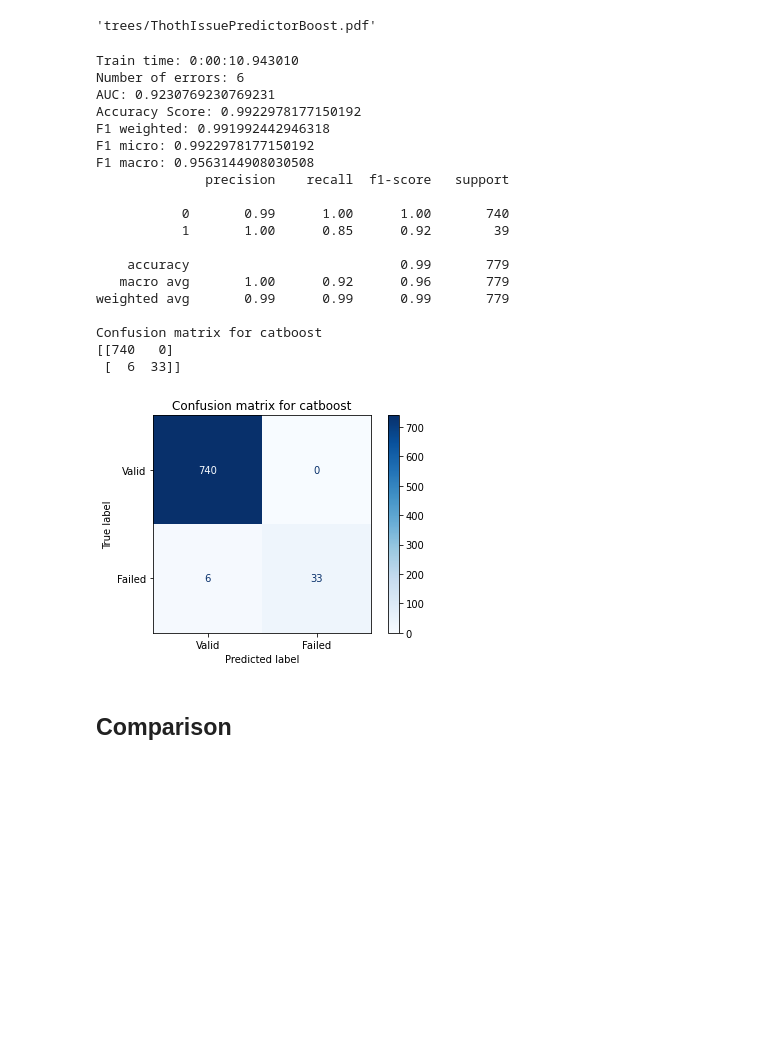
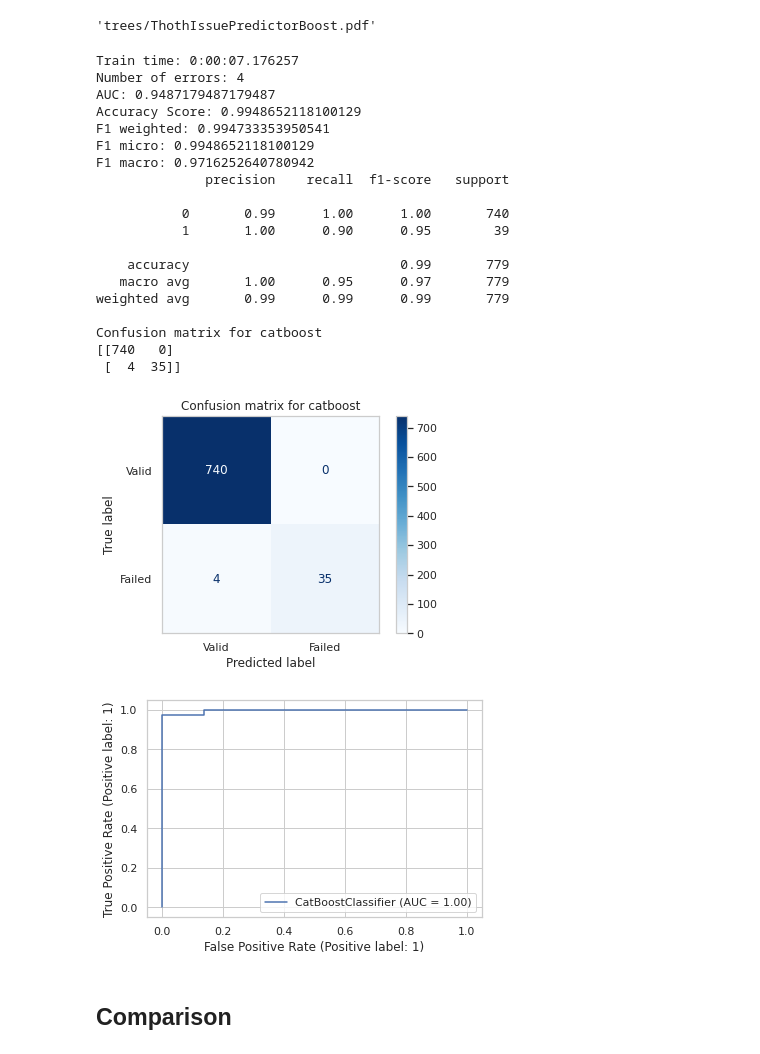
Before and after one commit to TomasJani/thoth-issue-predictor, a Jupyter notebook: thoth_issue_predictor/notebooks/ThothIssuePredictor.ipynb, the cells around one changed output. Saved outputs shown, nothing was run; the diff lists cells and outputs as text; code cells hidden in the pictures; blank space fills up the shorter version.

```diff
--- a/thoth_issue_predictor/notebooks/ThothIssuePredictor.ipynb
+++ b/thoth_issue_predictor/notebooks/ThothIssuePredictor.ipynb
@@ -190,30 +187,31 @@ graph.render("trees/ThothIssuePredictorBoost", format="pdf")
 # %% [output]
 'trees/ThothIssuePredictorBoost.pdf'
 # %%
-catboost_evaluation = ModelEvaluation("catboost", clf, end - start, X_test, y_test)
+catboost_evaluation = ModelEvaluation("catboost", clf, end - start, test_pool, y_test)
 catboost_evaluation.predict_and_save()
 catboost_evaluation.print()
 # %% [output]
-Train time: 0:00:10.943010
-Number of errors: 6
-AUC: 0.9230769230769231
-Accuracy Score: 0.9922978177150192
-F1 weighted: 0.991992442946318
-F1 micro: 0.9922978177150192
-F1 macro: 0.9563144908030508
+Train time: 0:00:07.176257
+Number of errors: 4
+AUC: 0.9487179487179487
+Accuracy Score: 0.9948652118100129
+F1 weighted: 0.994733353950541
+F1 micro: 0.9948652118100129
+F1 macro: 0.9716252640780942
               precision    recall  f1-score   support
 
            0       0.99      1.00      1.00       740
-           1       1.00      0.85      0.92        39
+           1       1.00      0.90      0.95        39
 
     accuracy                           0.99       779
-   macro avg       1.00      0.92      0.96       779
+   macro avg       1.00      0.95      0.97       779
 weighted avg       0.99      0.99      0.99       779
 
 Confusion matrix for catboost
 [[740   0]
- [  6  33]]
+ [  4  35]]
-[figure, old version]
+[figure, new version]
+[figure, added]
 # %% [markdown]
 ## Comparison
 # %%
```
Also changed, not shown: parts of 9 cells of this notebook, 12 other files.
